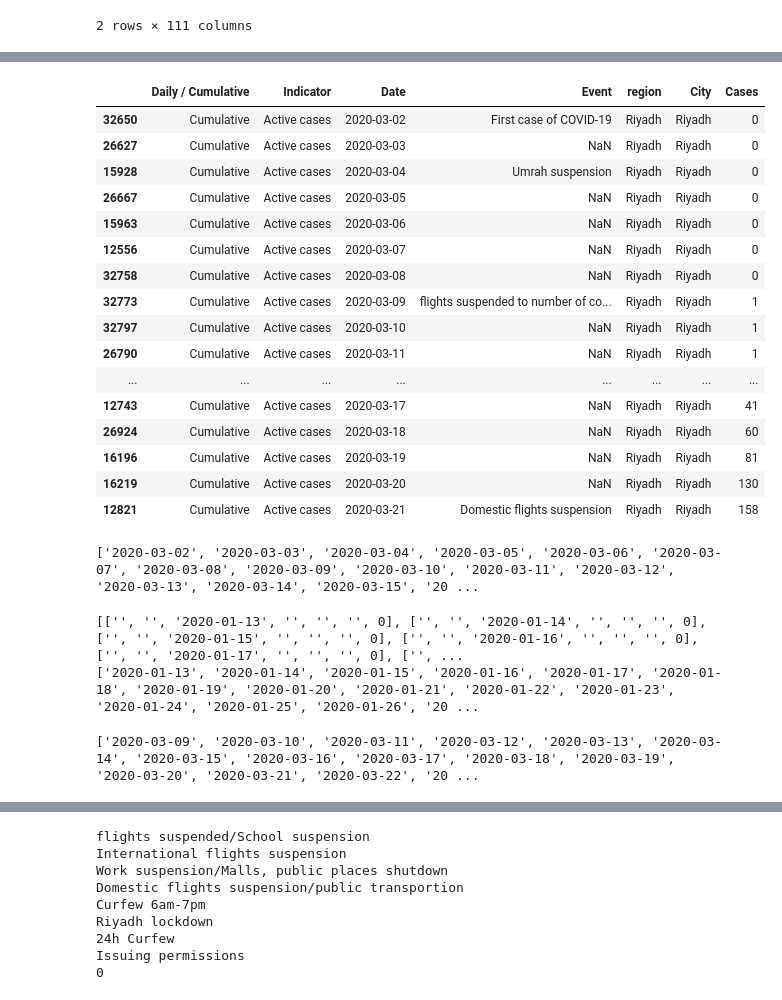
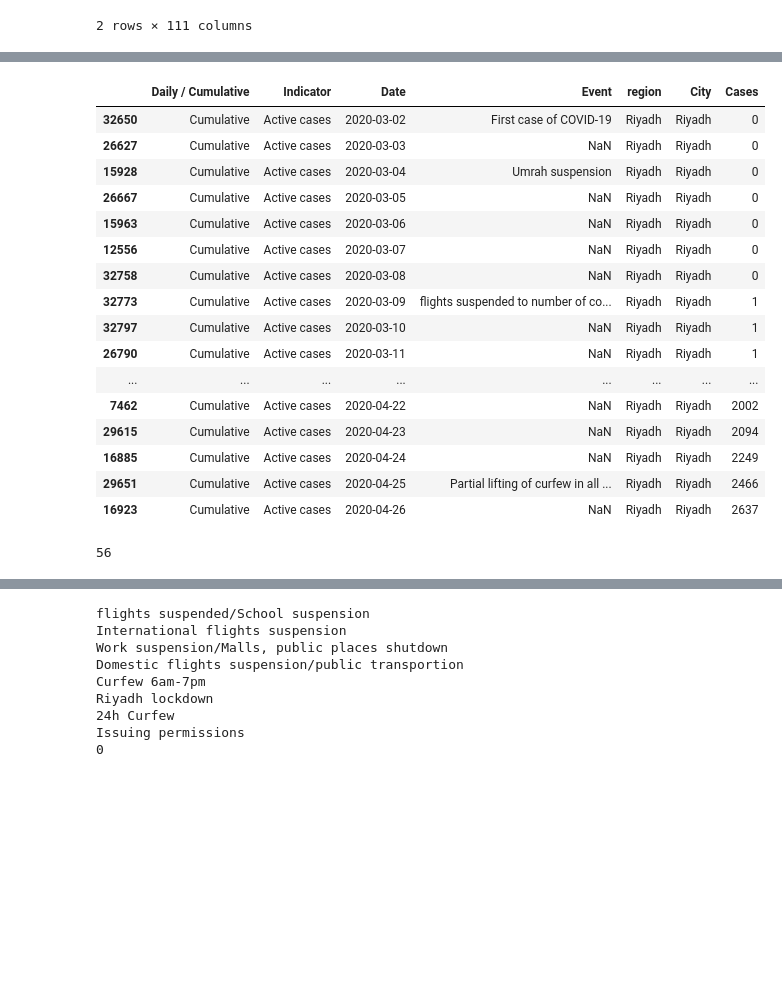
Before and after one commit to athlatif/COVID-19_Paper, a Jupyter notebook: COVID-19 paper.ipynb, the cells around one changed output, grey strips where cells are left out. Saved outputs shown, nothing was run; the diff lists cells and outputs as text; code cells hidden in the pictures; blank space fills up the shorter version.

```diff
--- a/COVID-19 paper.ipynb
+++ b/COVID-19 paper.ipynb
@@ -111,76 +222,33 @@ ValueError: x and y must have same first dimension, but have shapes (105,) and (
 # %%
 saudi_cases = pd.read_csv("saudi-cases.csv", sep =";")
 saudi_cases = saudi_cases.loc[saudi_cases['Daily / Cumulative'] =="Cumulative"]
 saudi_cases = saudi_cases.loc[saudi_cases['City'] =="Riyadh"]
 saudi_cases = saudi_cases.loc[saudi_cases['Indicator'] =="Active cases"]
 saudi_cases = saudi_cases.sort_values(by=['Date'])
-
-# saudi_cases = saudi_cases.loc[saudi_cases['City'] =="Riyadh"]
-# saudi_cases = saudi_cases.loc[saudi_cases['Daily / Cumulative'] =="Daily"]
-# saudi_cases = saudi_cases.loc[saudi_cases['Indicator'] =="Cases"]
-# saudi_cases = saudi_cases.sort_values(by=['Date'])
-
-saudi_cases.head(20)
+saudi_cases.head(100)
 # %% [output]
 |  | Daily / Cumulative | Indicator | Date | Event | region | City | Cases |
 | 32650 | Cumulative | Active cases | 2020-03-02 | First case of COVID-19 | Riyadh | Riyadh | 0 |
 | 26627 | Cumulative | Active cases | 2020-03-03 | NaN | Riyadh | Riyadh | 0 |
 | 15928 | Cumulative | Active cases | 2020-03-04 | Umrah suspension | Riyadh | Riyadh | 0 |
 | 26667 | Cumulative | Active cases | 2020-03-05 | NaN | Riyadh | Riyadh | 0 |
 | 15963 | Cumulative | Active cases | 2020-03-06 | NaN | Riyadh | Riyadh | 0 |
 | 12556 | Cumulative | Active cases | 2020-03-07 | NaN | Riyadh | Riyadh | 0 |
 | 32758 | Cumulative | Active cases | 2020-03-08 | NaN | Riyadh | Riyadh | 0 |
 | 32773 | Cumulative | Active cases | 2020-03-09 | flights suspended to number of co... | Riyadh | Riyadh | 1 |
 | 32797 | Cumulative | Active cases | 2020-03-10 | NaN | Riyadh | Riyadh | 1 |
 | 26790 | Cumulative | Active cases | 2020-03-11 | NaN | Riyadh | Riyadh | 1 |
 | ... | ... | ... | ... | ... | ... | ... | ... |
-| 12743 | Cumulative | Active cases | 2020-03-17 | NaN | Riyadh | Riyadh | 41 |
-| 26924 | Cumulative | Active cases | 2020-03-18 | NaN | Riyadh | Riyadh | 60 |
-| 16196 | Cumulative | Active cases | 2020-03-19 | NaN | Riyadh | Riyadh | 81 |
-| 16219 | Cumulative | Active cases | 2020-03-20 | NaN | Riyadh | Riyadh | 130 |
-| 12821 | Cumulative | Active cases | 2020-03-21 | Domestic flights suspension | Riyadh | Riyadh | 158 |
+| 7462 | Cumulative | Active cases | 2020-04-22 | NaN | Riyadh | Riyadh | 2002 |
+| 29615 | Cumulative | Active cases | 2020-04-23 | NaN | Riyadh | Riyadh | 2094 |
+| 16885 | Cumulative | Active cases | 2020-04-24 | NaN | Riyadh | Riyadh | 2249 |
+| 29651 | Cumulative | Active cases | 2020-04-25 | Partial lifting of curfew in all ... | Riyadh | Riyadh | 2466 |
+| 16923 | Cumulative | Active cases | 2020-04-26 | NaN | Riyadh | Riyadh | 2637 |
 # %%
+dates = list(saudi_cases['Date'])
 
-dates = list(saudi_cases['Date'])
-print(dates)
+print(len(dates))
 # %% [output]
-['2020-03-02', '2020-03-03', '2020-03-04', '2020-03-05', '2020-03-06', '2020-03-07', '2020-03-08', '2020-03-09', '2020-03-10', '2020-03-11', '2020-03-12', '2020-03-13', '2020-03-14', '2020-03-15', '20 ...
+56
-# %%
-
-df = pd.DataFrame(columns=['Daily / Cumulative','Indicator','Date','Event','region','City','Cases'])
-
-#saudi_cases.loc[index]
-
-index = saudi_cases.shape[0] + 1
-
-i=0
-rows = [[]] * 107
-for x in headers:
-    rows[i].append(['','',x,'','','',0])
-    i = i + 1
-
-rows = rows[0][:49]
-print(rows)
-
-for x in rows:
-    saudi_cases.loc[index] = x
-    index = index + 1
-
-saudi_cases = saudi_cases.sort_values(by=['Date'])
-dates = list(saudi_cases['Date'])
-print(dates)
-
-days = []
-
-i = 0
-# %% [output]
-[['', '', '2020-01-13', '', '', '', 0], ['', '', '2020-01-14', '', '', '', 0], ['', '', '2020-01-15', '', '', '', 0], ['', '', '2020-01-16', '', '', '', 0], ['', '', '2020-01-17', '', '', '', 0], ['', ...
-['2020-01-13', '2020-01-14', '2020-01-15', '2020-01-16', '2020-01-17', '2020-01-18', '2020-01-19', '2020-01-20', '2020-01-21', '2020-01-22', '2020-01-23', '2020-01-24', '2020-01-25', '2020-01-26', '20 ...
 # %%
 saudi_cases = saudi_cases.loc[(saudi_cases.Date > '2020-03-08')]
-# %%
-saudi_cases = saudi_cases.sort_values(by=['Date'])
-dates = list(saudi_cases['Date'])
-print(dates)
-# %% [output]
-['2020-03-09', '2020-03-10', '2020-03-11', '2020-03-12', '2020-03-13', '2020-03-14', '2020-03-15', '2020-03-16', '2020-03-17', '2020-03-18', '2020-03-19', '2020-03-20', '2020-03-21', '2020-03-22', '20 ...
```
Also changed, not shown: parts of 21 cells of this notebook.
